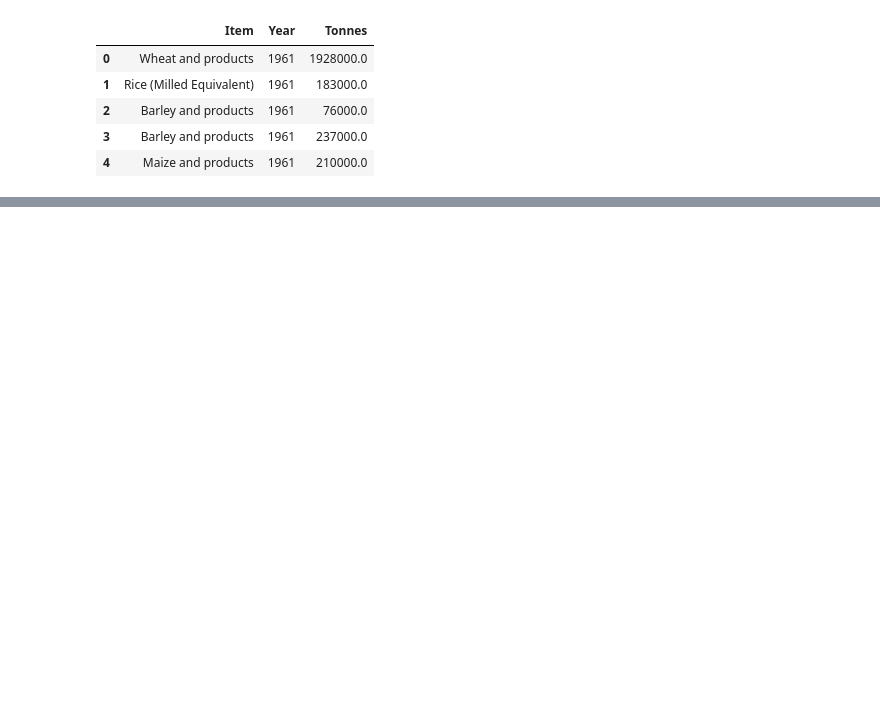
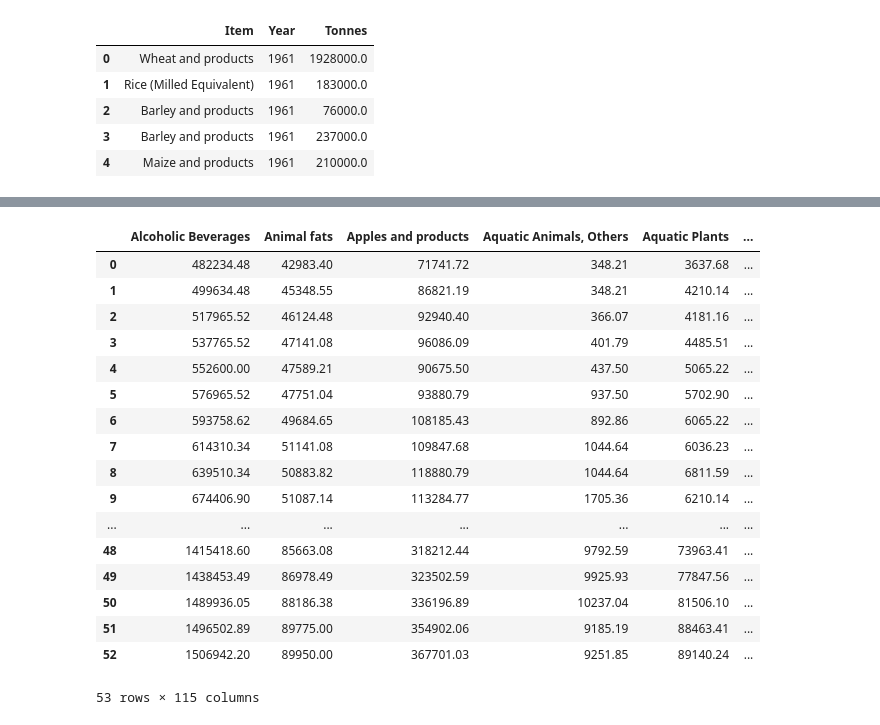
Before and after one commit to matheuspfferreira/python_data_science, a Jupyter notebook: Exportações Internacionais - 09/notebook/nb_exportacoes.ipynb, the cells around one changed output, grey strips where cells are left out. Cells and saved outputs as stored; diff of their text form; code cells hidden in the pictures; blank space fills up the shorter version.

```diff
--- a/Exportações Internacionais - 09/notebook/nb_exportacoes.ipynb
+++ b/Exportações Internacionais - 09/notebook/nb_exportacoes.ipynb
@@ -311,0 +348,23 @@ array([<Axes: xlabel='Year'>, <Axes: xlabel='Year'>,
+# %%
+# Verificando se o arquivo foi gerado com sucesso
+url_teste = '/content/produtos.csv'
+pd.read_csv(url_teste, encoding='ISO-8859-1')
+# %% [output]
+|  | Alcoholic Beverages | Animal fats | Apples and products | Aquatic Animals, Others | Aquatic Plants | ... |
+| 0 | 482234.48 | 42983.40 | 71741.72 | 348.21 | 3637.68 | ... |
+| 1 | 499634.48 | 45348.55 | 86821.19 | 348.21 | 4210.14 | ... |
+| 2 | 517965.52 | 46124.48 | 92940.40 | 366.07 | 4181.16 | ... |
+| 3 | 537765.52 | 47141.08 | 96086.09 | 401.79 | 4485.51 | ... |
+| 4 | 552600.00 | 47589.21 | 90675.50 | 437.50 | 5065.22 | ... |
+| 5 | 576965.52 | 47751.04 | 93880.79 | 937.50 | 5702.90 | ... |
+| 6 | 593758.62 | 49684.65 | 108185.43 | 892.86 | 6065.22 | ... |
+| 7 | 614310.34 | 51141.08 | 109847.68 | 1044.64 | 6036.23 | ... |
+| 8 | 639510.34 | 50883.82 | 118880.79 | 1044.64 | 6811.59 | ... |
+| 9 | 674406.90 | 51087.14 | 113284.77 | 1705.36 | 6210.14 | ... |
+| ... | ... | ... | ... | ... | ... | ... |
+| 48 | 1415418.60 | 85663.08 | 318212.44 | 9792.59 | 73963.41 | ... |
+| 49 | 1438453.49 | 86978.49 | 323502.59 | 9925.93 | 77847.56 | ... |
+| 50 | 1489936.05 | 88186.38 | 336196.89 | 10237.04 | 81506.10 | ... |
+| 51 | 1496502.89 | 89775.00 | 354902.06 | 9185.19 | 88463.41 | ... |
+| 52 | 1506942.20 | 89950.00 | 367701.03 | 9251.85 | 89140.24 | ... |
+53 rows × 115 columns
```
Also changed, not shown: parts of 9 cells of this notebook.
